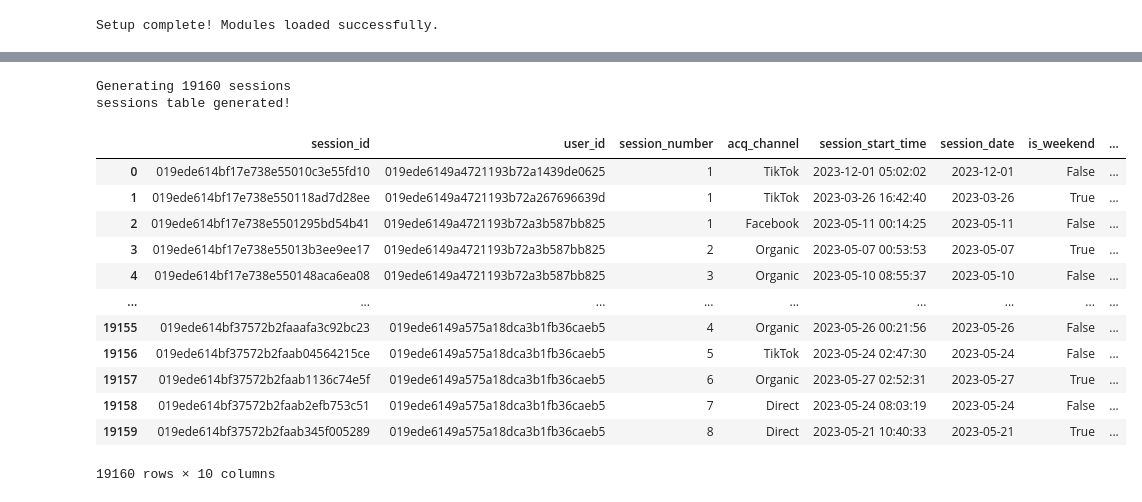
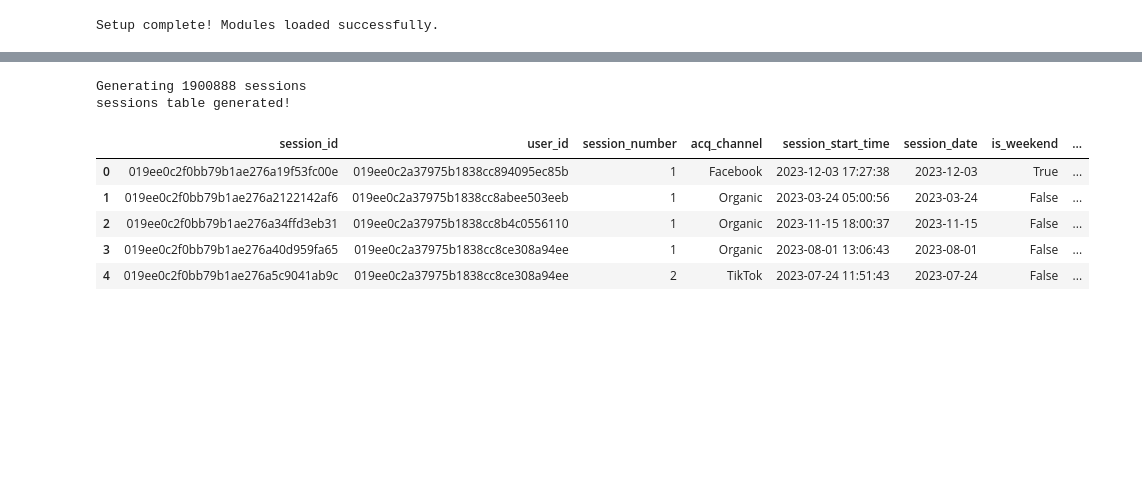
Before and after one commit to ruicchi/ph-ecommerce-data-simulator, a Jupyter notebook: synthetic_data_gen.ipynb, the cells around one changed output, grey strips where cells are left out. Drawn from its saved outputs; the diff is of its cells as text; code cells hidden in the pictures; blank space fills up the shorter version.

```diff
--- a/synthetic_data_gen.ipynb
+++ b/synthetic_data_gen.ipynb
@@ -18,6 +18,6 @@ print("Setup complete! Modules loaded successfully.")
 # %% [output]
 Setup complete! Modules loaded successfully.
 # %%
-test_users_df = generate_users(total_users=10000, rng=rng)
-display(test_users_df)
+test_users_df = generate_users(total_users=1000000, rng=rng)
+display(test_users_df.head())
 # %% [output]
@@ -39,21 +32,14 @@ users tables generated!
 # %%
 test_sessions_df = generate_sessions(df_users=test_users_df, rng=rng)
-display(test_sessions_df)
+display(test_sessions_df.head())
 # %% [output]
-Generating 19160 sessions
+Generating 1900888 sessions
 sessions table generated!
 |  | session_id | user_id | session_number | acq_channel | session_start_time | session_date | is_weekend | ... |
-| 0 | 019ede614bf17e738e55010c3e55fd10 | 019ede6149a4721193b72a1439de0625 | 1 | TikTok | 2023-12-01 05:02:02 | 2023-12-01 | False | ... |
-| 1 | 019ede614bf17e738e550118ad7d28ee | 019ede6149a4721193b72a267696639d | 1 | TikTok | 2023-03-26 16:42:40 | 2023-03-26 | True | ... |
-| 2 | 019ede614bf17e738e5501295bd54b41 | 019ede6149a4721193b72a3b587bb825 | 1 | Facebook | 2023-05-11 00:14:25 | 2023-05-11 | False | ... |
-| 3 | 019ede614bf17e738e55013b3ee9ee17 | 019ede6149a4721193b72a3b587bb825 | 2 | Organic | 2023-05-07 00:53:53 | 2023-05-07 | True | ... |
-| 4 | 019ede614bf17e738e550148aca6ea08 | 019ede6149a4721193b72a3b587bb825 | 3 | Organic | 2023-05-10 08:55:37 | 2023-05-10 | False | ... |
-| ... | ... | ... | ... | ... | ... | ... | ... | ... |
-| 19155 | 019ede614bf37572b2faaafa3c92bc23 | 019ede6149a575a18dca3b1fb36caeb5 | 4 | Organic | 2023-05-26 00:21:56 | 2023-05-26 | False | ... |
-| 19156 | 019ede614bf37572b2faab04564215ce | 019ede6149a575a18dca3b1fb36caeb5 | 5 | TikTok | 2023-05-24 02:47:30 | 2023-05-24 | False | ... |
-| 19157 | 019ede614bf37572b2faab1136c74e5f | 019ede6149a575a18dca3b1fb36caeb5 | 6 | Organic | 2023-05-27 02:52:31 | 2023-05-27 | True | ... |
-| 19158 | 019ede614bf37572b2faab2efb753c51 | 019ede6149a575a18dca3b1fb36caeb5 | 7 | Direct | 2023-05-24 08:03:19 | 2023-05-24 | False | ... |
-| 19159 | 019ede614bf37572b2faab345f005289 | 019ede6149a575a18dca3b1fb36caeb5 | 8 | Direct | 2023-05-21 10:40:33 | 2023-05-21 | True | ... |
+| 0 | 019ee0c2f0bb79b1ae276a19f53fc00e | 019ee0c2a37975b1838cc894095ec85b | 1 | Facebook | 2023-12-03 17:27:38 | 2023-12-03 | True | ... |
+| 1 | 019ee0c2f0bb79b1ae276a2122142af6 | 019ee0c2a37975b1838cc8abee503eeb | 1 | Organic | 2023-03-24 05:00:56 | 2023-03-24 | False | ... |
+| 2 | 019ee0c2f0bb79b1ae276a34ffd3eb31 | 019ee0c2a37975b1838cc8b4c0556110 | 1 | Organic | 2023-11-15 18:00:37 | 2023-11-15 | False | ... |
+| 3 | 019ee0c2f0bb79b1ae276a40d959fa65 | 019ee0c2a37975b1838cc8ce308a94ee | 1 | Organic | 2023-08-01 13:06:43 | 2023-08-01 | False | ... |
+| 4 | 019ee0c2f0bb79b1ae276a5c9041ab9c | 019ee0c2a37975b1838cc8ce308a94ee | 2 | TikTok | 2023-07-24 11:51:43 | 2023-07-24 | False | ... |
-19160 rows × 10 columns
 # %%
 test_events_df = generate_events(df_sessions=test_sessions_df, df_users=test_users_df, rng=rng, n_workers=1)
```
Also changed, not shown: parts of 4 cells of this notebook, 4 other files.
